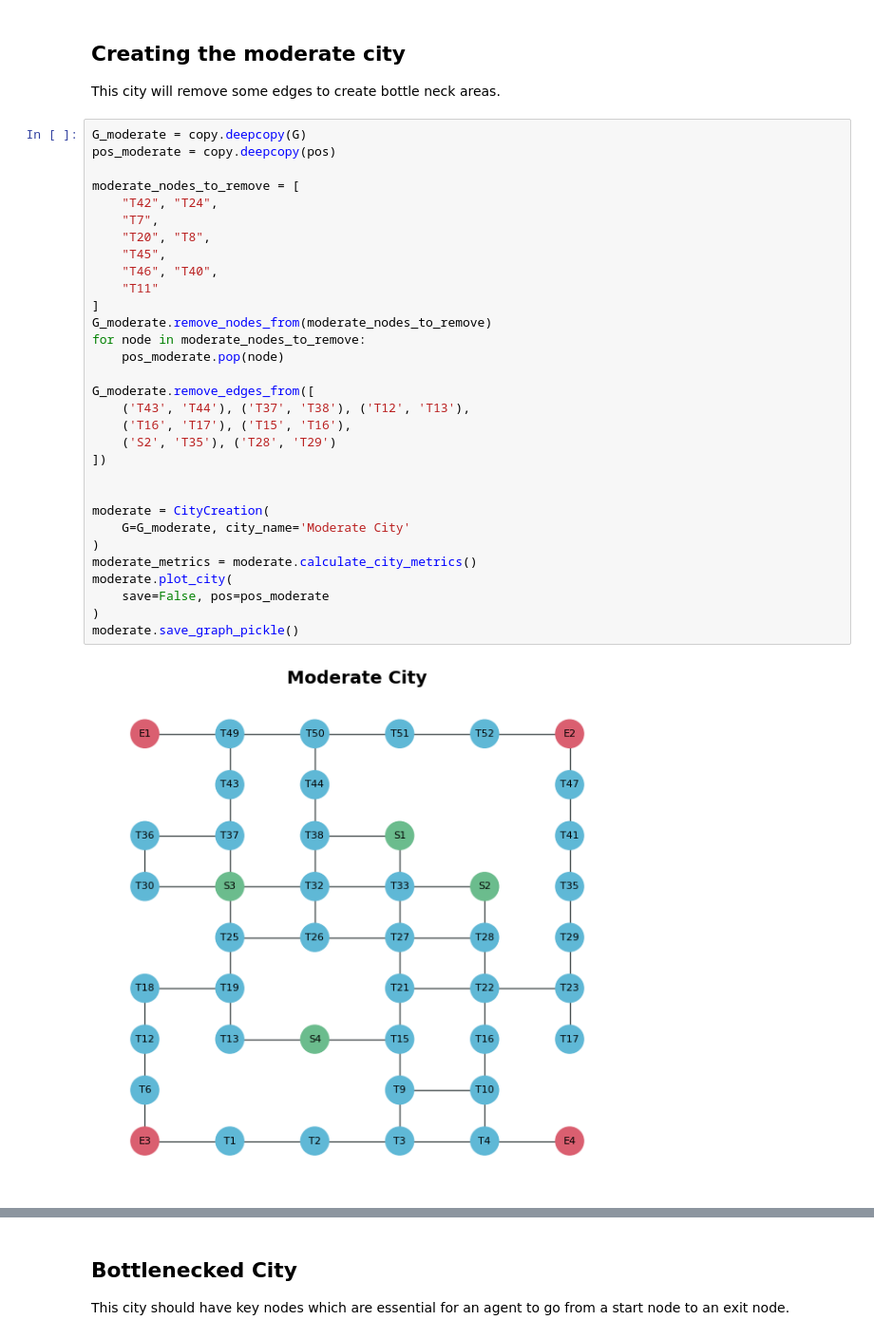
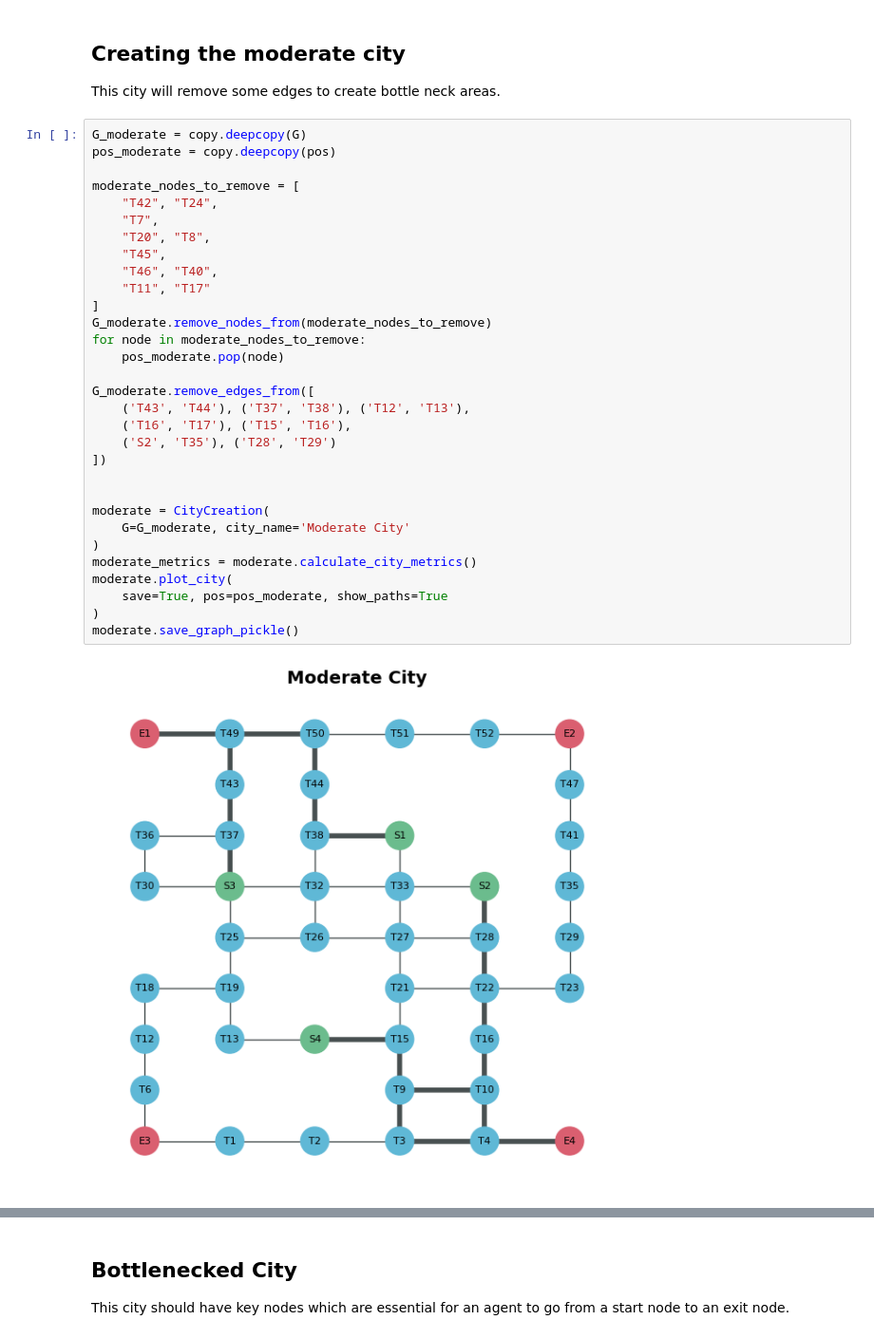
Before and after one commit to lpow311/dissertation, a Jupyter notebook: city_creation.ipynb, the cells around one changed output, grey strips where cells are left out. Shown at 95% size. Saved outputs shown, nothing was run; the diff lists cells and outputs as text.

```diff
--- a/city_creation.ipynb
+++ b/city_creation.ipynb
@@ -52,34 +58,34 @@ This city will remove some edges to create bottle neck areas.
 # %%
 G_moderate = copy.deepcopy(G)
 pos_moderate = copy.deepcopy(pos)
 
 moderate_nodes_to_remove = [
     "T42", "T24",
     "T7",
     "T20", "T8",
     "T45",
     "T46", "T40",
-    "T11"
+    "T11", "T17"
 ]
 G_moderate.remove_nodes_from(moderate_nodes_to_remove)
 for node in moderate_nodes_to_remove:
     pos_moderate.pop(node)
 
 G_moderate.remove_edges_from([
     ('T43', 'T44'), ('T37', 'T38'), ('T12', 'T13'),
     ('T16', 'T17'), ('T15', 'T16'),
     ('S2', 'T35'), ('T28', 'T29')
 ])
 
 
 moderate = CityCreation(
     G=G_moderate, city_name='Moderate City'
 )
 moderate_metrics = moderate.calculate_city_metrics()
 moderate.plot_city(
-    save=False, pos=pos_moderate
+    save=True, pos=pos_moderate, show_paths=True
 )
 moderate.save_graph_pickle()
 # %% [output]
-[figure, old version]
+[figure, new version]
 Avg Path Length     → 7.0
```
Also changed, not shown: parts of 12 cells of this notebook, 7 other files.
